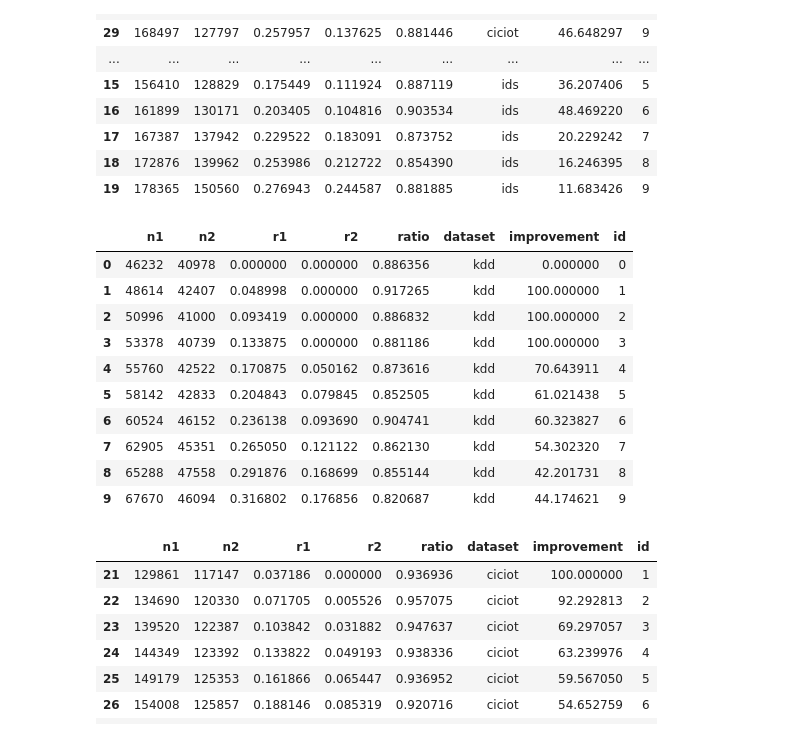
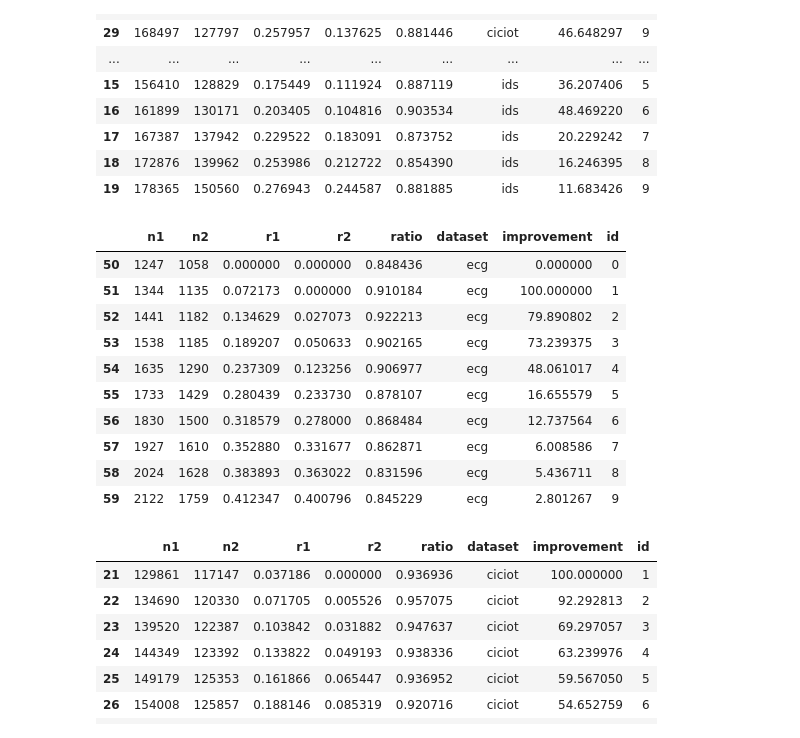
Before and after one commit to jmf-mas/jmf_bopeto, a Jupyter notebook: outputs/plots.ipynb, the cells around one changed output. Saved outputs shown, nothing was run; the diff lists cells and outputs as text; code cells hidden in the pictures.

```diff
--- a/outputs/plots.ipynb
+++ b/outputs/plots.ipynb
@@ -88,19 +88,19 @@ data.head(40)
 | 18 | 172876 | 139962 | 0.253986 | 0.212722 | 0.854390 | ids | 16.246395 | 8 |
 | 19 | 178365 | 150560 | 0.276943 | 0.244587 | 0.881885 | ids | 11.683426 | 9 |
 # %%
-data[data['dataset']=='kdd'].head(40)
+data[data['dataset']=='ecg'].head(40)
 # %% [output]
 |  | n1 | n2 | r1 | r2 | ratio | dataset | improvement | id |
-| 0 | 46232 | 40978 | 0.000000 | 0.000000 | 0.886356 | kdd | 0.000000 | 0 |
-| 1 | 48614 | 42407 | 0.048998 | 0.000000 | 0.917265 | kdd | 100.000000 | 1 |
-| 2 | 50996 | 41000 | 0.093419 | 0.000000 | 0.886832 | kdd | 100.000000 | 2 |
-| 3 | 53378 | 40739 | 0.133875 | 0.000000 | 0.881186 | kdd | 100.000000 | 3 |
-| 4 | 55760 | 42522 | 0.170875 | 0.050162 | 0.873616 | kdd | 70.643911 | 4 |
-| 5 | 58142 | 42833 | 0.204843 | 0.079845 | 0.852505 | kdd | 61.021438 | 5 |
-| 6 | 60524 | 46152 | 0.236138 | 0.093690 | 0.904741 | kdd | 60.323827 | 6 |
-| 7 | 62905 | 45351 | 0.265050 | 0.121122 | 0.862130 | kdd | 54.302320 | 7 |
-| 8 | 65288 | 47558 | 0.291876 | 0.168699 | 0.855144 | kdd | 42.201731 | 8 |
-| 9 | 67670 | 46094 | 0.316802 | 0.176856 | 0.820687 | kdd | 44.174621 | 9 |
+| 50 | 1247 | 1058 | 0.000000 | 0.000000 | 0.848436 | ecg | 0.000000 | 0 |
+| 51 | 1344 | 1135 | 0.072173 | 0.000000 | 0.910184 | ecg | 100.000000 | 1 |
+| 52 | 1441 | 1182 | 0.134629 | 0.027073 | 0.922213 | ecg | 79.890802 | 2 |
+| 53 | 1538 | 1185 | 0.189207 | 0.050633 | 0.902165 | ecg | 73.239375 | 3 |
+| 54 | 1635 | 1290 | 0.237309 | 0.123256 | 0.906977 | ecg | 48.061017 | 4 |
+| 55 | 1733 | 1429 | 0.280439 | 0.233730 | 0.878107 | ecg | 16.655579 | 5 |
+| 56 | 1830 | 1500 | 0.318579 | 0.278000 | 0.868484 | ecg | 12.737564 | 6 |
+| 57 | 1927 | 1610 | 0.352880 | 0.331677 | 0.862871 | ecg | 6.008586 | 7 |
+| 58 | 2024 | 1628 | 0.383893 | 0.363022 | 0.831596 | ecg | 5.436711 | 8 |
+| 59 | 2122 | 1759 | 0.412347 | 0.400796 | 0.845229 | ecg | 2.801267 | 9 |
 # %%
 data_cp = data.copy()
 data_cp = data_cp[data_cp['r1'] != 0]
```
Also changed, not shown: parts of 8 cells of this notebook, 2 other files.
